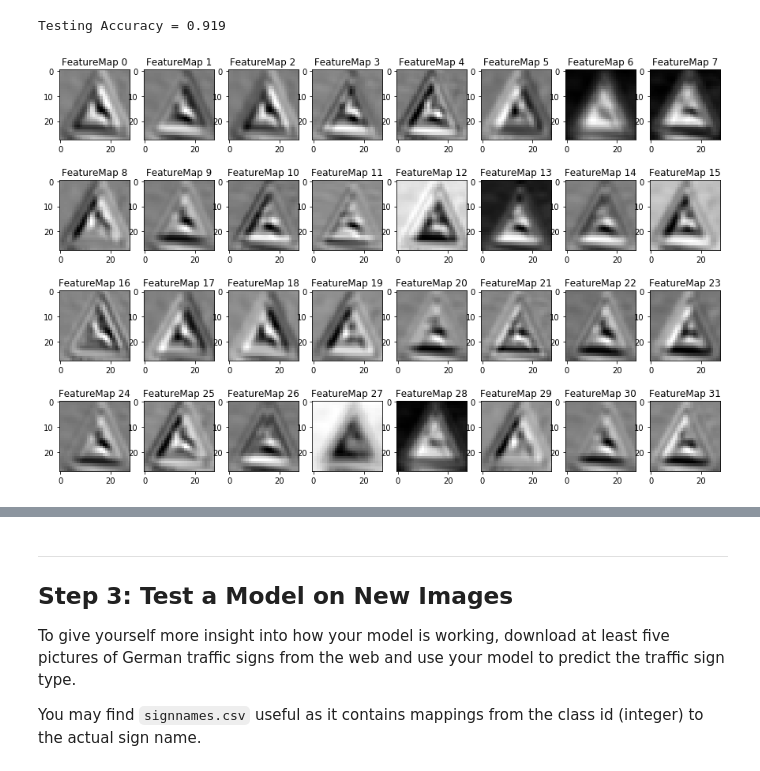
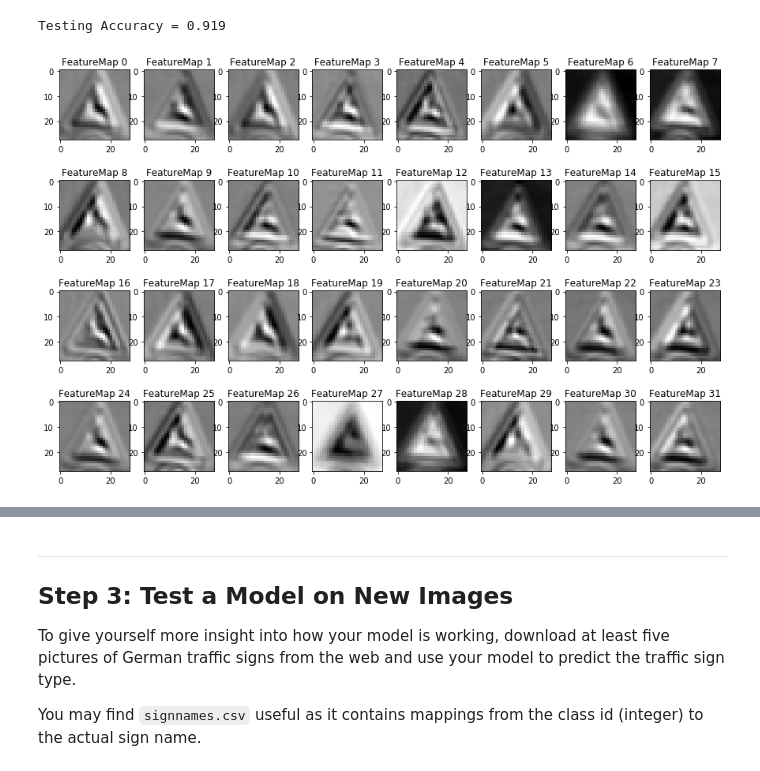
Before and after one commit to samipshah/CarND-Traffic-Sign-Classifier-Project, a Jupyter notebook: Traffic_Sign_Classifier.ipynb, the cells around one changed output, grey strips where cells are left out. Drawn from its saved outputs; the diff is of its cells as text; code cells hidden in the pictures.

```diff
--- a/Traffic_Sign_Classifier.ipynb
+++ b/Traffic_Sign_Classifier.ipynb
@@ -326,8 +343,6 @@ Testing Accuracy = 0.919
 # %%
 with tf.Session() as sess:
     saver.restore(sess, tf.train.latest_checkpoint('.'))
-    #outputFeatureMap(X_train[0:1], convnet["conv_layer1"])
-    outputFeatureMap(X_train[500:501], convnet["conv_layer1"])
-    #outputFeatureMap(X_train[500:501], convnet["output_layer3"])
+    outputFeatureMap(X_train[800:801], convnet["conv_layer1"])
 # %% [output]
-[figure, old version]
+[figure, new version]
```
Also changed, not shown: parts of 9 cells of this notebook, 1 other file.
